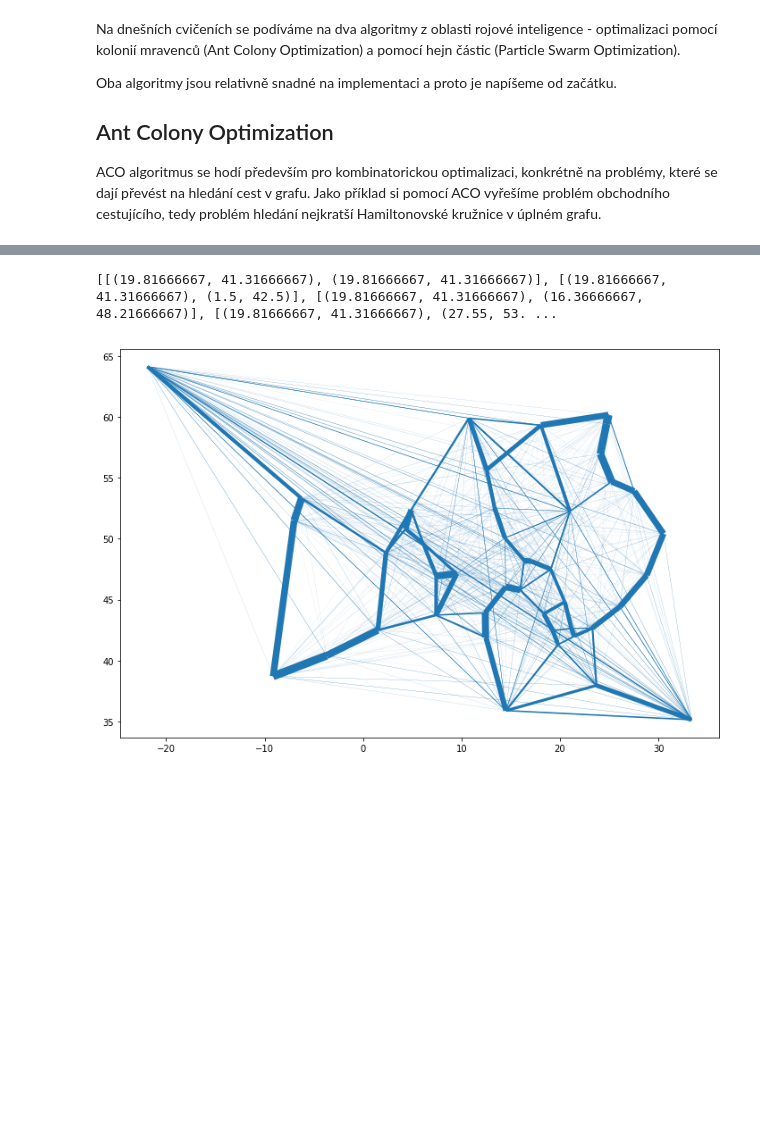
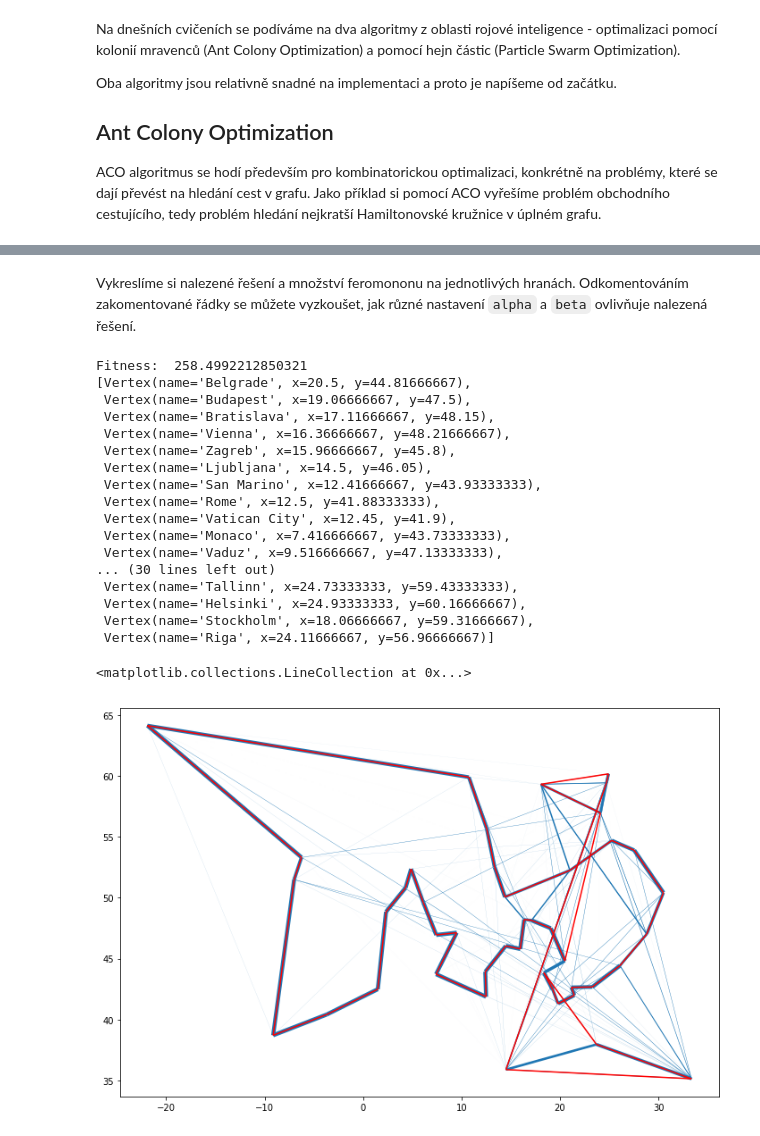
Before and after one commit to martinpilat/prirodou-inspirovane-algoritmy, a Jupyter notebook: cviceni/11 - Mravenci a hejna/Mravenci a hejna.ipynb, the cells around one changed output, grey strips where cells are left out. Saved outputs shown, nothing was run; the diff lists cells and outputs as text; code cells hidden in the pictures; blank space fills up the shorter version.

```diff
--- a/cviceni/11 - Mravenci a hejna/Mravenci a hejna.ipynb
+++ b/cviceni/11 - Mravenci a hejna/Mravenci a hejna.ipynb
@@ -16,21 +16,21 @@ import numpy as np
 Vertex = namedtuple('Vertex', ['name', 'x', 'y'])
 
 # hlavni kod ACO
-def ant_solver(vertices, distance):
+def ant_solver(vertices, distance, ants=10, max_iter=3000, alpha=1, beta=3, Q=100, rho=0.8):
     P = initialize_pheromone(len(vertices))
     best_sol = None
     best_fit = float('inf')
-    for it in range(1000):
-        sols = list(generate_solutions(vertices, P, distance, 100))
+    for it in range(max_iter):
+        sols = list(generate_solutions(vertices, P, distance, ants, alpha=alpha, beta=beta))
         fits = list(map(lambda x: fitness(vertices, distance, x), sols))
-        P = update_pheromone(P, sols, fits)
+        P = update_pheromone(P, sols, fits, Q=Q, rho=rho)
 
         for s, f in zip(sols, fits):
             if f < best_fit:
                 best_fit = f
                 best_sol = s
 
-        print(it, best_fit)
+        print(f'{it:4}, {np.min(fits):.4f}, {np.mean(fits):.4f}, {np.max(fits):.4f}')
     return best_sol, P
 
 # vypocet vzdalenosti
@@ -72,7 +72,7 @@ def generate_solutions(vertices, P, dist, N, alpha=1, beta=3):
             available.remove(selected)
         yield sol
 
-def update_pheromone(P, sols, fits, Q=1, rho=0.7):
+def update_pheromone(P, sols, fits, Q=100, rho=0.6):
     ph_update = np.zeros(shape=P.shape)
     for s, f in zip(sols, fits):
         for x, y in zip(s, s[1:]):
@@ -90,10 +90,9 @@ with open('cities.csv') as cities_file:
     for row in csv_reader:
         vertices.append(Vertex(row[0], float(row[2]), float(row[1])))
 
-print(vertices)
+import pprint
 
-sol = list(range(len(vertices)))
-print(fitness(vertices, distance, sol))
+pprint.pprint(vertices)
 
 s, P = ant_solver(vertices, distance)
 # %% [output]
@@ -117,35 +116,68 @@ s, P = ant_solver(vertices, distance)
+# %% [markdown]
+Vykreslíme si nalezené řešení a množství feromononu na jednotlivých hranách. Odkomentováním zakomentované řádky se můžete vyzkoušet, jak různé nastavení `alpha` a `beta` ovlivňuje nalezená řešení.
 # %%
+%matplotlib inline
 import matplotlib.pyplot as plt
 from matplotlib import collections as mc
 
+# vykreslime modre feromon, tloustka cary ukazuje mnozstvi feromonu na hrane
 lines = []
 colors = []
 for i, v1 in enumerate(vertices):
     for j, v2 in enumerate(vertices):
         lines.append([(v1.x, v1.y), (v2.x, v2.y)])
         colors.append(P[i][j])
 
-
-lc = mc.LineCollection(lines, linewidths=20*np.array(colors))
-
-print(lines[:10])
+lc = mc.LineCollection(lines, linewidths=np.array(colors))
 
 plt.figure(figsize=(12, 8))
 ax = plt.gca()
 ax.add_collection(lc)
 ax.autoscale()
 
+best_sol = sol # ulozime si nejplepsi reseni (kvuli experimentum nize)
+
+sol = best_sol
+
+# tady muzeme zkouset vliv jednotlivych parametru na vygenerovane reseni
+# sol = list(generate_solutions(vertices, P, distance, N=1, alpha=3, beta=1))[0]
+
+# vypiseme fitness reseni
+print('Fitness: ', fitness(vertices, distance, sol))
+
+# vypiseme primo poradi mest
+sol_verts = [vertices[i] for i in sol]
+pprint.pprint(sol_verts)
+
+# vykreslime cervene reseni
 sol_lines = []
 for i, j in zip(sol, sol[1:]):
     sol_lines.append([(vertices[i].x, vertices[i].y), (vertices[j].x, vertices[j].y)])
 
 sol_lines.append([(vertices[sol[-1]].x, vertices[sol[-1]].y), (vertices[sol[0]].x, vertices[sol[0]].y)])
 
 sols_lc = mc.LineCollection(sol_lines, colors='red')
-#ax.add_collection(sols_lc)
+ax.add_collection(sols_lc)
 # %% [output]
-[[(19.81666667, 41.31666667), (19.81666667, 41.31666667)], [(19.81666667, 41.31666667), (1.5, 42.5)], [(19.81666667, 41.31666667), (16.36666667, 48.21666667)], [(19.81666667, 41.31666667), (27.55, 53. ...
+Fitness:  258.4992212850321
+[Vertex(name='Belgrade', x=20.5, y=44.81666667),
+ Vertex(name='Budapest', x=19.06666667, y=47.5),
+ Vertex(name='Bratislava', x=17.11666667, y=48.15),
+ Vertex(name='Vienna', x=16.36666667, y=48.21666667),
+ Vertex(name='Zagreb', x=15.96666667, y=45.8),
+ Vertex(name='Ljubljana', x=14.5, y=46.05),
+ Vertex(name='San Marino', x=12.41666667, y=43.93333333),
+ Vertex(name='Rome', x=12.5, y=41.88333333),
+ Vertex(name='Vatican City', x=12.45, y=41.9),
+ Vertex(name='Monaco', x=7.416666667, y=43.73333333),
+ Vertex(name='Vaduz', x=9.516666667, y=47.13333333),
+... (30 lines left out)
+ Vertex(name='Tallinn', x=24.73333333, y=59.43333333),
+ Vertex(name='Helsinki', x=24.93333333, y=60.16666667),
+ Vertex(name='Stockholm', x=18.06666667, y=59.31666667),
+ Vertex(name='Riga', x=24.11666667, y=56.96666667)]
+<matplotlib.collections.LineCollection at 0x...>
-[figure, old version]
+[figure, new version]
 # %% [markdown]
 ## Optimalizace hejnem částic
 
```
Also changed, not shown: parts of 4 cells of this notebook.
